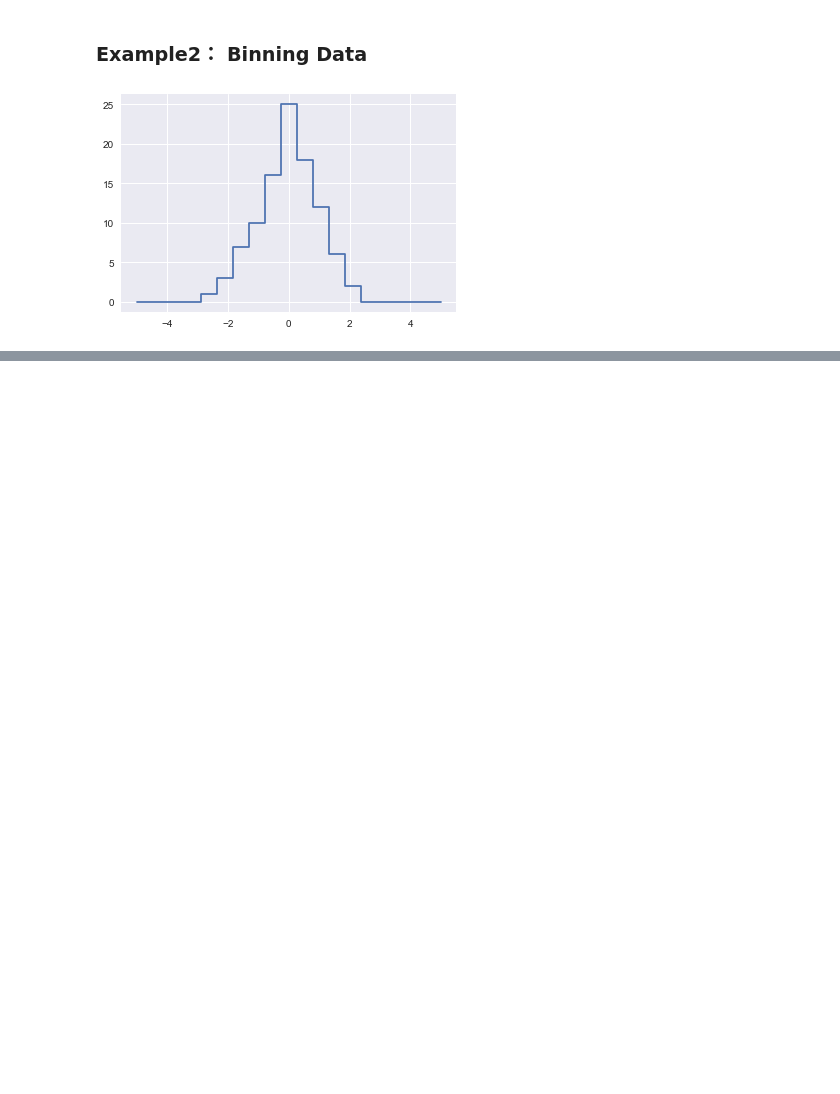
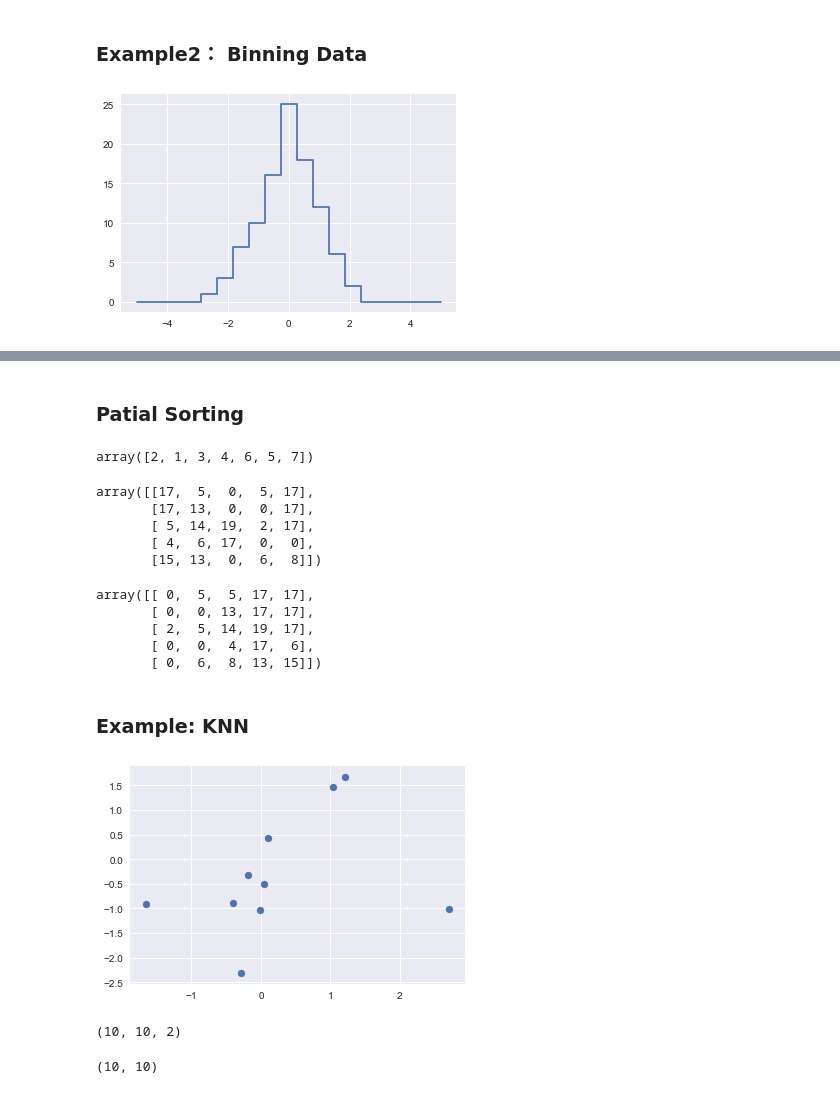
Before and after one commit to LouisYZK/dist, a Jupyter notebook: BaseLib/DataScienceHandBook.ipynb, the cells around one changed output, grey strips where cells are left out. Drawn from its saved outputs; the diff is of its cells as text; code cells hidden in the pictures; blank space fills up the shorter version.

```diff
--- a/BaseLib/DataScienceHandBook.ipynb
+++ b/BaseLib/DataScienceHandBook.ipynb
@@ -207,0 +197,46 @@ plt.hist(x,bins,histtype = 'step',color = 'black')
+# %% [markdown]
+### Patial Sorting
+# %%
+# 部分排序,可用于解决top-k问题
+x = np.array([7, 2, 3, 1, 6, 5, 4])
+# 将数组分成两部分，前三个是最小的，两部分内部都随机排序
+np.partition(x,3)
+# %% [output]
+array([2, 1, 3, 4, 6, 5, 7])
+# %%
+x_2d = np.random.randint(0,20,25).reshape((5,5))
+x_2d
+# %% [output]
+array([[17,  5,  0,  5, 17],
+       [17, 13,  0,  0, 17],
+       [ 5, 14, 19,  2, 17],
+       [ 4,  6, 17,  0,  0],
+       [15, 13,  0,  6,  8]])
+# %%
+np.partition(x_2d,2,axis = 1) #按行进行分块，前两个是最小的
+# %% [output]
+array([[ 0,  5,  5, 17, 17],
+       [ 0,  0, 13, 17, 17],
+       [ 2,  5, 14, 19, 17],
+       [ 0,  0,  4, 17,  6],
+       [ 0,  6,  8, 13, 15]])
+# %% [markdown]
+### Example: KNN
+# %%
+# 下面我用Numpy的排序功能实现KNN：
+X = np.random.randn(20).reshape((10,2))
+plt.scatter(X[:,0],X[:,1])
+plt.show()
+# %% [output]
+[figure, added]
+# %%
+difference = X[:,np.newaxis,:] - X[np.newaxis,:,:] # 核心语句，扩增维度，方便计算！
+difference.shape
+# %% [output]
+(10, 10, 2)
+# %%
+difference = difference **2
+dist_sq = np.sum(difference,axis = -1)
+dist_sq.shape
+# %% [output]
+(10, 10)
```
Also changed, not shown: parts of 45 cells of this notebook.
